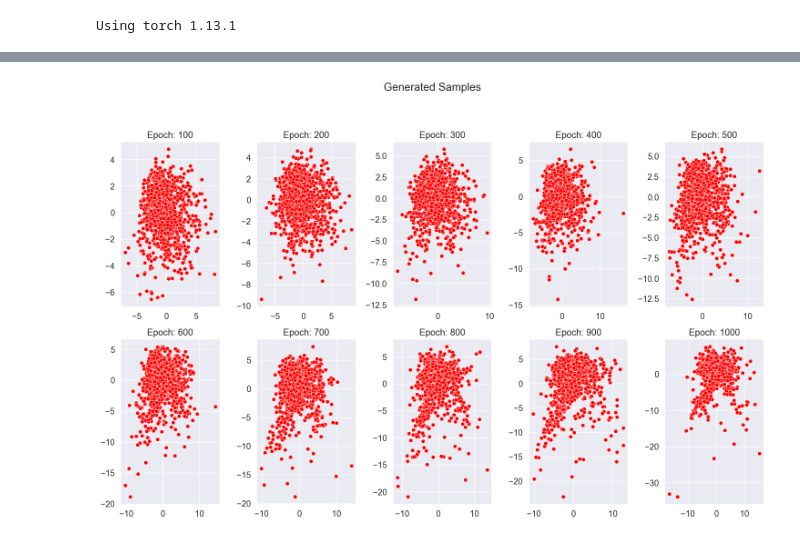
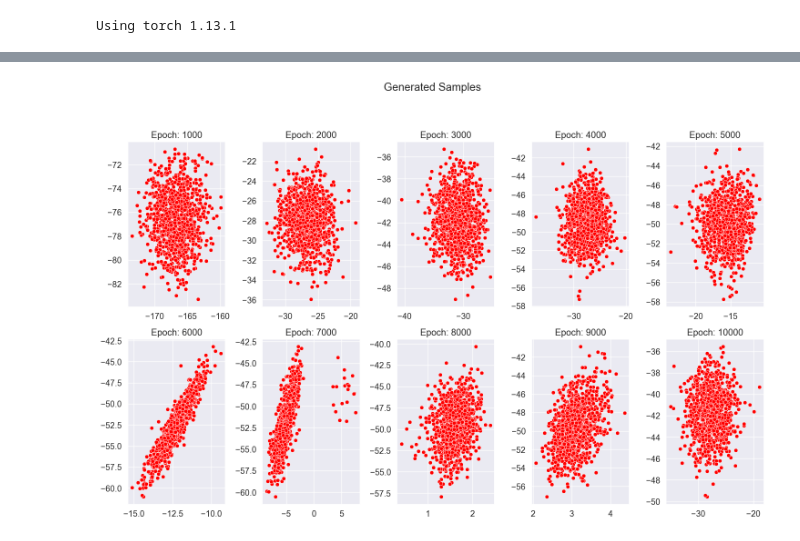
Before and after one commit to PritRaj1/IIB-Project-LatentEBM-Variance-Study, a Jupyter notebook: Notebooks/NaiveScoreModel.ipynb, the cells around one changed output, grey strips where cells are left out. Saved outputs shown, nothing was run; the diff lists cells and outputs as text; code cells hidden in the pictures.

```diff
--- a/Notebooks/NaiveScoreModel.ipynb
+++ b/Notebooks/NaiveScoreModel.ipynb
@@ -125,2 +94,9 @@ def loss_function(model_score, noisy_X, X, sigma):
+# %%
+def loss_function(model_score, X_noise, X, sigma):
+
+    grad_log_q = X_noise - X / sigma**2
+    loss = 1 / 2. * ((model_score - grad_log_q) ** 2).sum(dim=-1).mean(dim=0)
+
+    return loss
 # %%
 class Sampler:
@@ -153,13 +138,13 @@ def train_step(model, diffuser, X, optimiser, loss_fn):
     t = torch.randint(0, diffuser.timesteps, (X.shape[0],1), device = diffuser.device)
 
     # Perturb X
-    noisy_X = diffuser.forwards_diffusion(X, t) # Get noisy image at time t in the diffusion schedule
+    X_bar = diffuser.forwards_diffusion(X, t) # Get noisy image at time t in the diffusion schedule
 
     # 1. Forward pass
-    pred_score = model(noisy_X, t)
+    pred_score = model(X_bar, t)
 
     # 2. Calc loss
-    loss = loss_fn(pred_score, noisy_X, X, diffuser.sigma)
+    loss = loss_fn(pred_score, X_bar, X, diffuser.sqrt_1minus_alpha_bar[t])
 
     # 3. Optimizer zero-grad
     optimiser.zero_grad()
@@ -173,20 +158,21 @@ def train_step(model, diffuser, X, optimiser, loss_fn):
     return loss
 # %%
 # Hyperparams
-EPOCHS = 1000
-TIMESTEPS = 50
+EPOCHS = 10000
+TIMESTEPS = 100
 SAMPLES = 1000
-EPSILON = 0.001
-LR = 0.00001
+EPSILON = 0.01
+LR = 0.01
+BATCH_SIZE = 250
 
 device = 'cuda' if torch.cuda.is_available() else 'cpu'
 
 # Load the moons dataset
 X, _ = make_moons(n_samples=SAMPLES, noise=0.05, random_state=42)
-X = torch.tensor(X, device = device).float()
+X = torch.tensor(X).float()
 
 sampler = Sampler(epsilon=EPSILON,
-                  timesteps = TIMESTEPS,
+                  timesteps = TIMESTEPS//10,
                   num_samples = SAMPLES,
                   device = device)
 
@@ -200,42 +186,60 @@ D = Diffuser(num_timesteps=TIMESTEPS, device=device)
 optimiser = torch.optim.Adam(net.parameters(), lr=LR, amsgrad=True)
 loss_function = loss_function
 
+# Determine the number of batches
+num_batches = (len(X) - 1) // BATCH_SIZE + 1
+
 # Calculate the number of rows and columns for subplots
 sample_every = EPOCHS//10
 num_plots = (EPOCHS // sample_every) - 1
 num_cols = min(5, num_plots)  # Maximum of 2 columns
 num_rows = (num_plots - 1) // num_cols + 1
 
 # Create a figure with subplots
 fig, axs = plt.subplots(num_rows, num_cols, figsize=(15, 5 * num_rows))
 fig.suptitle("Generated Samples")
 
-for epoch in tqdm(range(1, EPOCHS+1)):
-    avg_loss = train_step(model = net,
-                          diffuser = D,
-                          X = X,
-                          optimiser = optimiser,
-                          loss_fn = loss_function)
+tqdm_bar = tqdm(range(1, EPOCHS+1))
+
+for epoch in tqdm_bar:
+    avg_loss_epoch = 0
+
+    for batch_idx in range(num_batches):
+
+        # Collect batch
+        start_index = batch_idx * BATCH_SIZE
+        end_index = min((batch_idx + 1) * BATCH_SIZE, len(X))
+        X_batch = X[start_index:end_index].to(device)
+
+        loss= train_step(model = net,
+                            diffuser = D,
+                            X = X_batch,
+                            optimiser = optimiser,
+                            loss_fn = loss_function)
+
+        avg_loss_epoch += loss
+
+    avg_loss_epoch /= num_batches
+    tqdm_bar.set_description(f"Epoch {epoch}, Average Loss: {avg_loss_epoch:.4f}")
 
     if (epoch % sample_every == 0 or epoch == EPOCHS) and (epoch > 0):
                 with torch.no_grad():
 
                         # Draw samples from noisy dist using score net
-                        xT = sampler.sampling_loop(net)
-                        x0 = D.reverse_diffusion(net, xT, SAMPLES)
+                        x0 = sampler.sampling_loop(model=net, diffuser=D)
 
                         plot_num = (epoch // sample_every) - 1
                         row = plot_num // num_cols
                         col = (plot_num % num_cols)
 
                         # Plot x0 on the specified subplot
                         sns.scatterplot(x=x0[:, 0].cpu().numpy(), y=x0[:, 1].cpu().numpy(),
                         color='red', marker='o', ax=axs[row, col])
 
                         axs[row, col].set_title(f'Epoch: {epoch}')
 
 plt.tight_layout()
 plt.subplots_adjust(top=0.85)
 plt.show()
 # %% [output]
-[figure, old version]
+[figure, new version]
```
Also changed, not shown: parts of 6 cells of this notebook, 2 other files.
